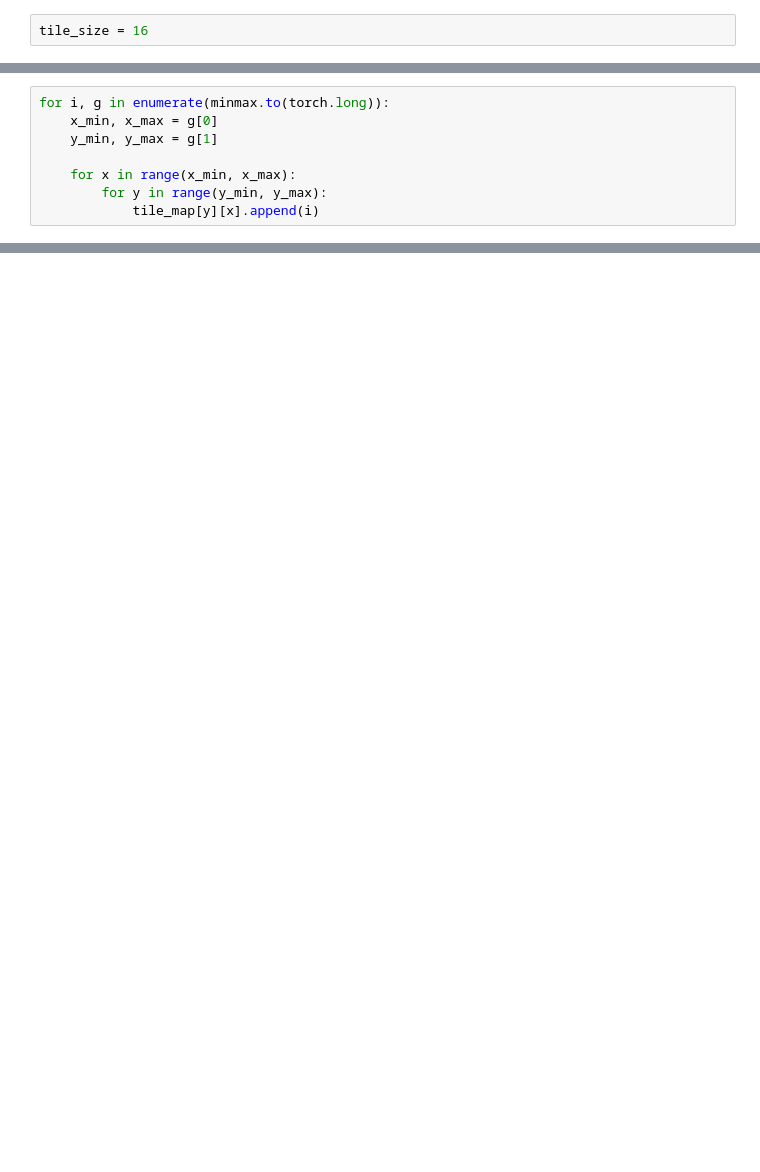
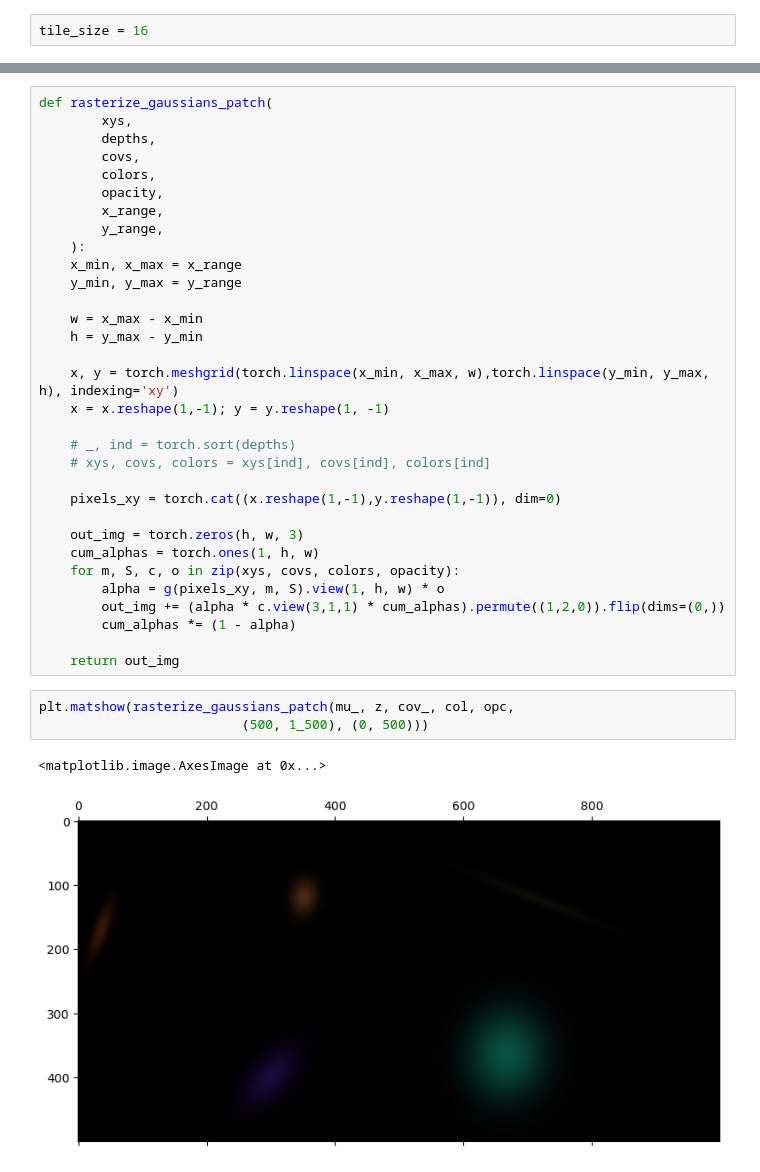
Before and after one commit to myasincifci/gaussian-splatting, a Jupyter notebook: notebooks/rendering_final.ipynb, the cells around one changed output, grey strips where cells are left out. Drawn from its saved outputs; the diff is of its cells as text; blank space fills up the shorter version.

```diff
--- a/notebooks/rendering_final.ipynb
+++ b/notebooks/rendering_final.ipynb
@@ -143,8 +78,0 @@ minmax[:,1].clamp_(0, H//tile_size - 1);
-# %%
-for i, g in enumerate(minmax.to(torch.long)):
-    x_min, x_max = g[0]
-    y_min, y_max = g[1]
-
-    for x in range(x_min, x_max):
-        for y in range(y_min, y_max):
-            tile_map[y][x].append(i)
@@ -170,0 +97,38 @@ for box in rot_box:
+# %%
+def rasterize_gaussians_patch(
+        xys,
+        depths,
+        covs,
+        colors,
+        opacity,
+        x_range,
+        y_range,
+    ):
+    x_min, x_max = x_range
+    y_min, y_max = y_range
+
+    w = x_max - x_min
+    h = y_max - y_min
+
+    x, y = torch.meshgrid(torch.linspace(x_min, x_max, w),torch.linspace(y_min, y_max, h), indexing='xy')
+    x = x.reshape(1,-1); y = y.reshape(1, -1)
+
+    # _, ind = torch.sort(depths)
+    # xys, covs, colors = xys[ind], covs[ind], colors[ind]
+
+    pixels_xy = torch.cat((x.reshape(1,-1),y.reshape(1,-1)), dim=0)
+
+    out_img = torch.zeros(h, w, 3)
+    cum_alphas = torch.ones(1, h, w)
+    for m, S, c, o in zip(xys, covs, colors, opacity):
+        alpha = g(pixels_xy, m, S).view(1, h, w) * o
+        out_img += (alpha * c.view(3,1,1) * cum_alphas).permute((1,2,0)).flip(dims=(0,))
+        cum_alphas *= (1 - alpha)
+
+    return out_img
+# %%
+plt.matshow(rasterize_gaussians_patch(mu_, z, cov_, col, opc,
+                          (500, 1_500), (0, 500)))
+# %% [output]
+<matplotlib.image.AxesImage at 0x...>
+[figure, added]
```
Also changed, not shown: parts of 15 cells of this notebook, 2 other files.
